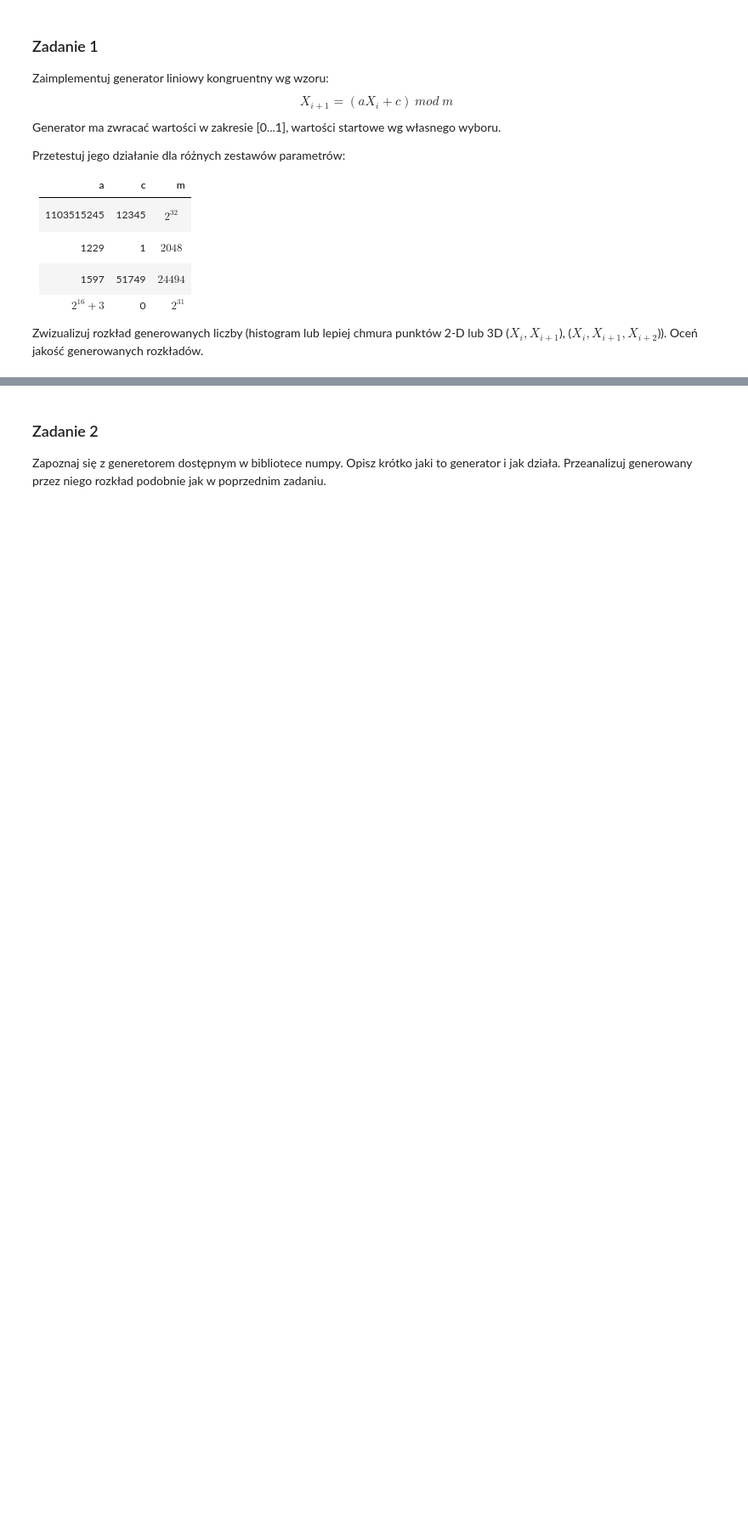
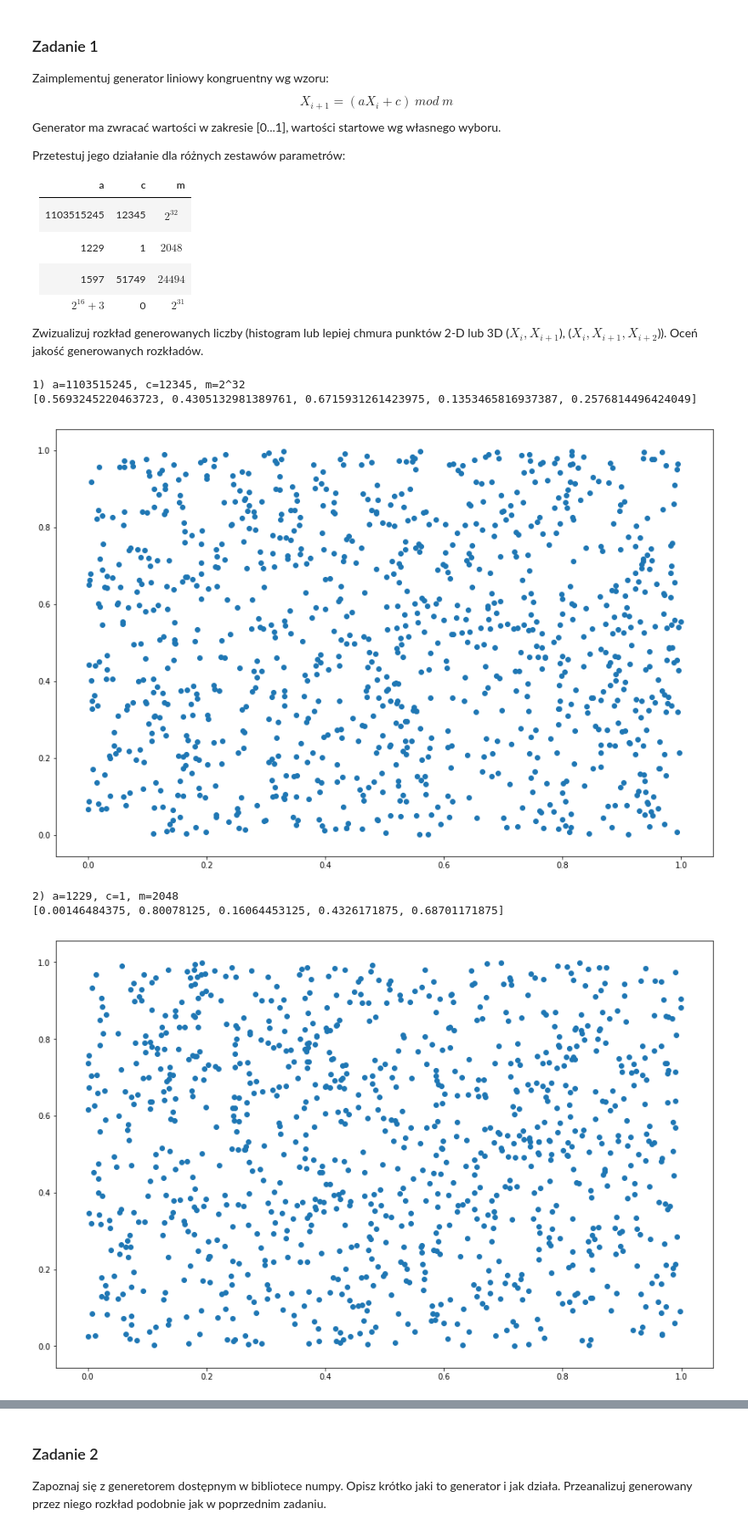
Before and after one commit to Tumilok/mownit, a Jupyter notebook: MOwNiT-lab13.ipynb, the cells around one changed output, grey strips where cells are left out. Shown at 85% size. Saved outputs shown, nothing was run; the diff lists cells and outputs as text; code cells hidden in the pictures; blank space fills up the shorter version.

```diff
--- a/MOwNiT-lab13.ipynb
+++ b/MOwNiT-lab13.ipynb
@@ -15,3 +21,42 @@ Przetestuj jego działanie dla różnych zestawów parametrów:
 | $2^{16}+3$    | 0             | $ 2^{31}$ |
 
 Zwizualizuj rozkład generowanych liczby (histogram lub lepiej chmura punktów 2-D lub 3D ($X_i, X_{i+1}$), ($X_i, X_{i+1}, X_{i+2}$)). Oceń jakość generowanych rozkładów.
+# %%
+def congruent_linear_generator(a, x, c, m, n):
+    res = []
+    for _ in range(n):
+        x = (a * x + c) % m
+        res.append(x / float(m))
+    return res
+
+
+def show_plot(a, x, c, m, n):
+    numbers = [random.random() for _ in range(n * 2)]
+    x_arr = numbers[:n]
+    y_arr = numbers[n:]
+    plt.figure(figsize=(15, 10))
+    plt.scatter(x_arr, y_arr)
+    plt.show()
+
+print('1) a=1103515245, c=12345, m=2^32')
+print(congruent_linear_generator(1103515245, 10, 12345, 2**32, 5))
+show_plot(1103515245, 10, 12345, 2**32, 1000)
+
+print('2) a=1229, c=1, m=2048')
+print(congruent_linear_generator(1229, 10, 1, 2048, 5))
+show_plot(1229, 10, 1, 2048, 1000)
+
+print('3) a=1597, c=51749, m=24494')
+print(congruent_linear_generator(1597, 10, 51749, 24494, 5))
+show_plot(1597, 10, 51749, 24494, 1000)
+
+print('4) a=2^16+3, c=0, m=2^31')
+print(congruent_linear_generator(2**16+3, 10, 0, 2**31, 5))
+show_plot(2**16+3, 10, 0, 2**31, 1000)
+# %% [output]
+1) a=1103515245, c=12345, m=2^32
+[0.5693245220463723, 0.4305132981389761, 0.6715931261423975, 0.1353465816937387, 0.2576814496424049]
+[figure, added]
+2) a=1229, c=1, m=2048
+[0.00146484375, 0.80078125, 0.16064453125, 0.4326171875, 0.68701171875]
+[figure, added]
```
Also changed, not shown: parts of 13 cells of this notebook.
